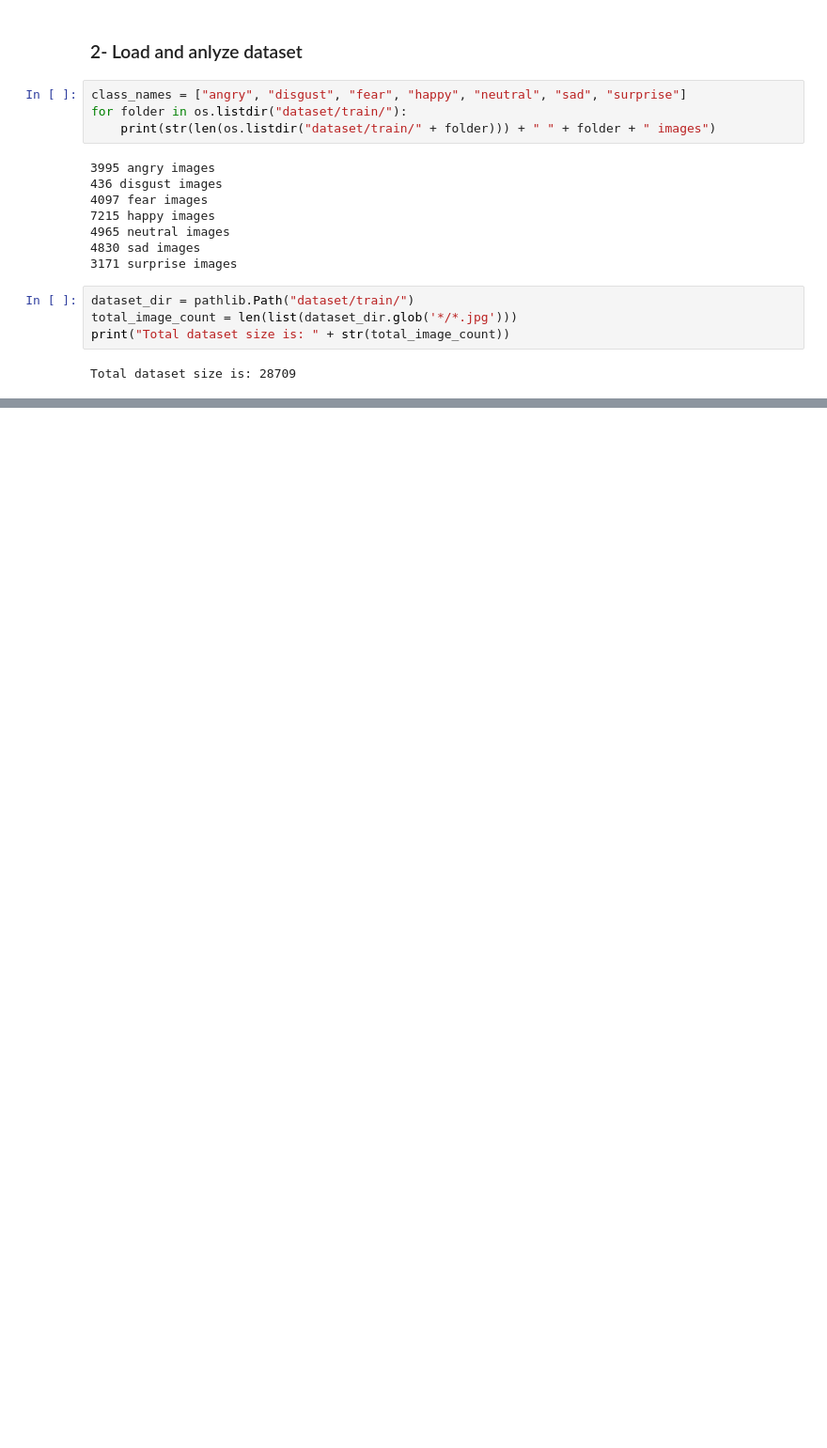
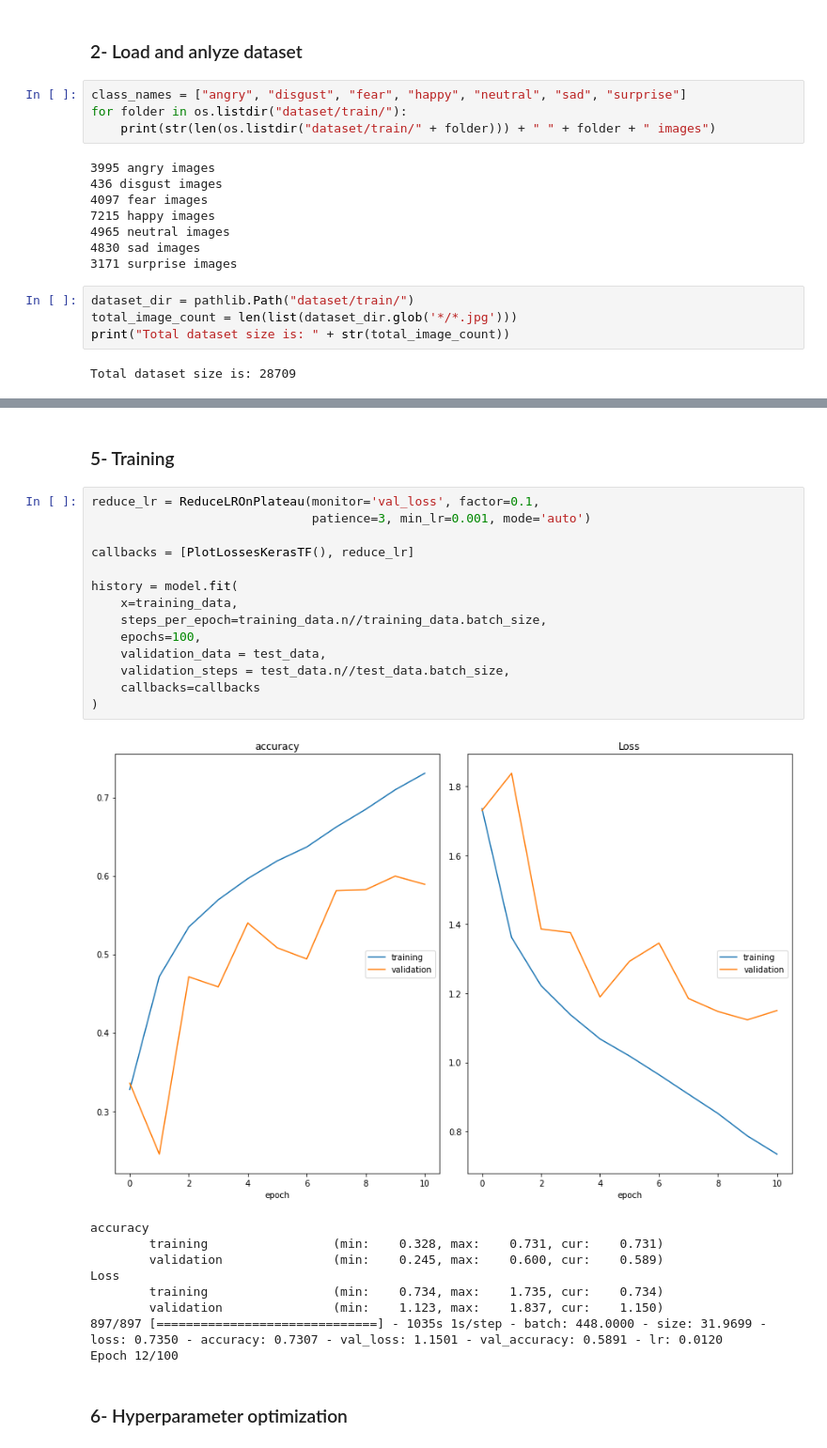
Before and after one commit to Ahmed-I-Abdullah/real-time-facial-expressions-recognition, a Jupyter notebook: facial_expressions_training.ipynb, the cells around one changed output, grey strips where cells are left out. Shown at 94% size. Drawn from its saved outputs; the diff is of its cells as text; blank space fills up the shorter version.

```diff
--- a/facial_expressions_training.ipynb
+++ b/facial_expressions_training.ipynb
@@ -56,0 +153,28 @@ Y _train shape after one hot:  (28709, 7)
+# %% [markdown]
+### 5- Training
+# %%
+reduce_lr = ReduceLROnPlateau(monitor='val_loss', factor=0.1,
+                              patience=3, min_lr=0.001, mode='auto')
+
+callbacks = [PlotLossesKerasTF(), reduce_lr]
+
+history = model.fit(
+    x=training_data,
+    steps_per_epoch=training_data.n//training_data.batch_size,
+    epochs=100,
+    validation_data = test_data,
+    validation_steps = test_data.n//test_data.batch_size,
+    callbacks=callbacks
+)
+# %% [output]
+[figure, added]
+accuracy
+        training                 (min:    0.328, max:    0.731, cur:    0.731)
+        validation               (min:    0.245, max:    0.600, cur:    0.589)
+Loss
+        training                 (min:    0.734, max:    1.735, cur:    0.734)
+        validation               (min:    1.123, max:    1.837, cur:    1.150)
+897/897 [==============================] - 1035s 1s/step - batch: 448.0000 - size: 31.9699 - loss: 0.7350 - accuracy: 0.7307 - val_loss: 1.1501 - val_accuracy: 0.5891 - lr: 0.0120
+Epoch 12/100
+# %% [markdown]
+### 6- Hyperparameter optimization
```
Also changed, not shown: parts of 7 cells of this notebook, 1 other file.
